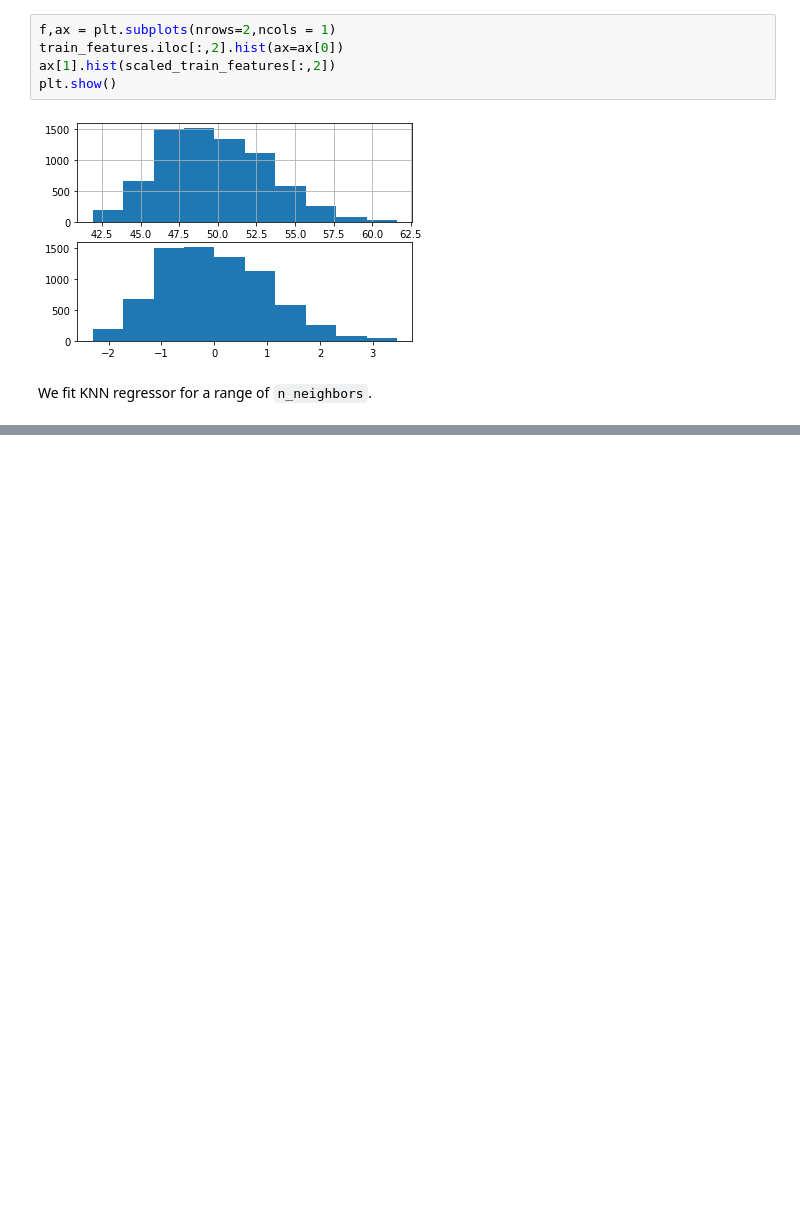
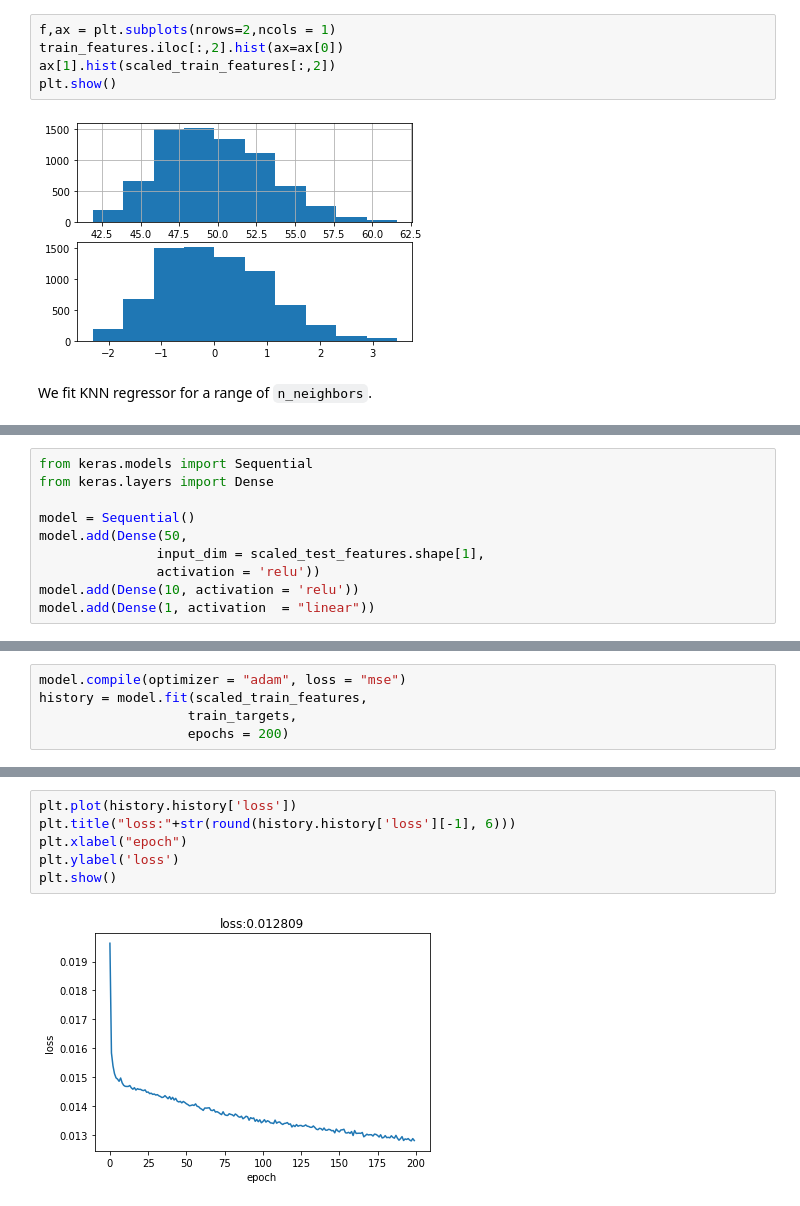
Before and after one commit to dt448/ml_for_finance, a Jupyter notebook: Predicting Stock Price using Clasical ML methods.ipynb, the cells around one changed output, grey strips where cells are left out. Saved outputs shown, nothing was run; the diff lists cells and outputs as text; blank space fills up the shorter version.

```diff
--- a/Predicting Stock Price using Clasical ML methods.ipynb
+++ b/Predicting Stock Price using Clasical ML methods.ipynb
@@ -559,2 +557,12 @@ plt.show()
 
 Neural nets have potential to outperform other models because they have non-linearity, capture variable interactions, and are highly customizable.
+# %%
+from keras.models import Sequential
+from keras.layers import Dense
+
+model = Sequential()
+model.add(Dense(50,
+               input_dim = scaled_test_features.shape[1],
+               activation = 'relu'))
+model.add(Dense(10, activation = 'relu'))
+model.add(Dense(1, activation  = "linear"))
@@ -560,0 +571,5 @@ Neural nets have potential to outperform other models because they have non-line
+# %%
+model.compile(optimizer = "adam", loss = "mse")
+history = model.fit(scaled_train_features,
+                   train_targets,
+                   epochs = 200)
@@ -560,0 +594,8 @@ Neural nets have potential to outperform other models because they have non-line
+# %%
+plt.plot(history.history['loss'])
+plt.title("loss:"+str(round(history.history['loss'][-1], 6)))
+plt.xlabel("epoch")
+plt.ylabel('loss')
+plt.show()
+# %% [output]
+[figure, added]
```
Also changed, not shown: parts of 37 cells of this notebook.
